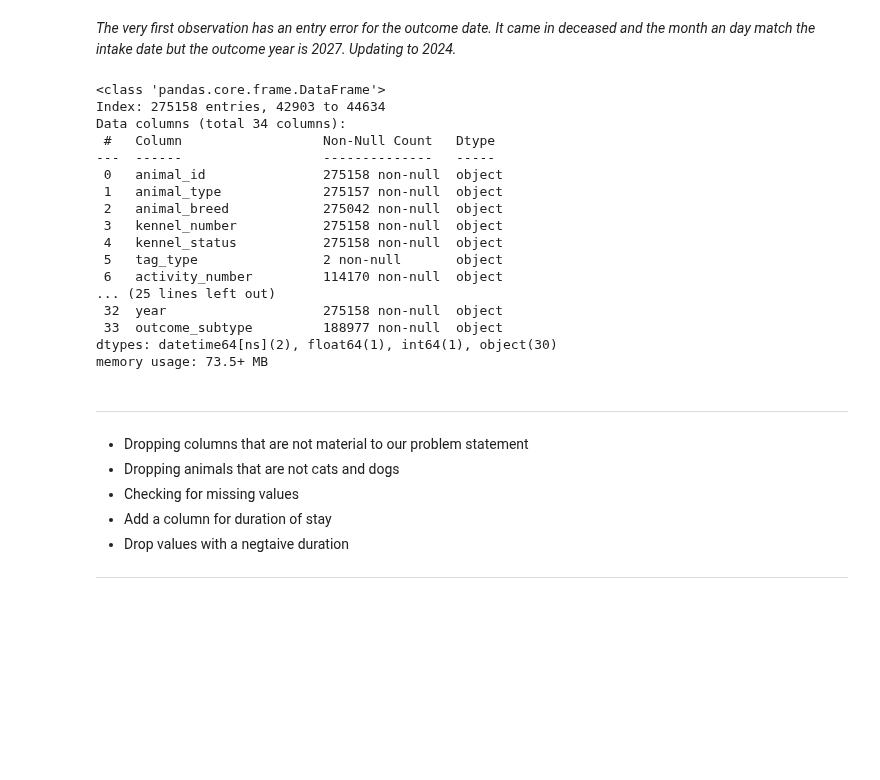
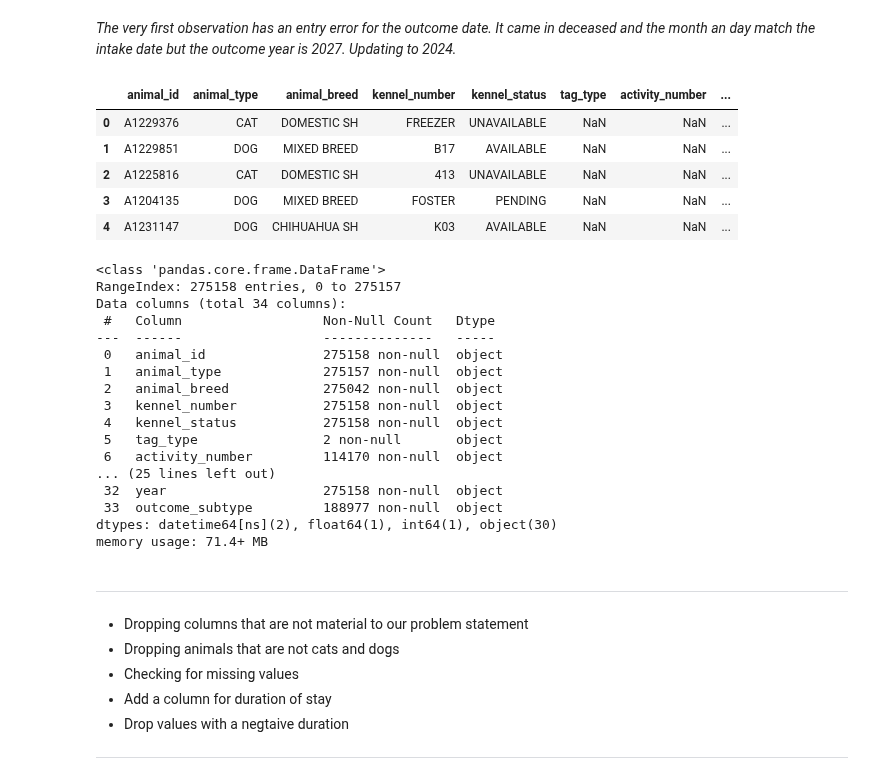
Before and after one commit to kncramer/animal-shelter-outcomes, a Jupyter notebook: code/01-data-cleaning.ipynb, the cells around one changed output. Drawn from its saved outputs; the diff is of its cells as text; code cells hidden in the pictures; blank space fills up the shorter version.

```diff
--- a/code/01-data-cleaning.ipynb
+++ b/code/01-data-cleaning.ipynb
@@ -724,12 +724,21 @@ dallas_combined.head()
 # %% [markdown]
 *The very first observation has an entry error for the outcome date. It came in deceased and the month an day match the intake date but the outcome year is 2027. Updating to 2024.*
 # %%
-dallas_combined.reset_index()['outcome_date'][0] = '2024-10-04 00:00:00'
+dallas_combined.reset_index(drop = True, inplace = True)
+dallas_combined.loc[0, 'outcome_date'] = '2024-10-04 00:00:00'
+dallas_combined.head()
+# %% [output]
+|  | animal_id | animal_type | animal_breed | kennel_number | kennel_status | tag_type | activity_number | ... |
+| 0 | A1229376 | CAT | DOMESTIC SH | FREEZER | UNAVAILABLE | NaN | NaN | ... |
+| 1 | A1229851 | DOG | MIXED BREED | B17 | AVAILABLE | NaN | NaN | ... |
+| 2 | A1225816 | CAT | DOMESTIC SH | 413 | UNAVAILABLE | NaN | NaN | ... |
+| 3 | A1204135 | DOG | MIXED BREED | FOSTER | PENDING | NaN | NaN | ... |
+| 4 | A1231147 | DOG | CHIHUAHUA SH | K03 | AVAILABLE | NaN | NaN | ... |
 # %%
 dallas_combined.info()
 # %% [output]
 <class 'pandas.core.frame.DataFrame'>
-Index: 275158 entries, 42903 to 44634
+RangeIndex: 275158 entries, 0 to 275157
 Data columns (total 34 columns):
  #   Column                  Non-Null Count   Dtype
 ---  ------                  --------------   -----
@@ -744,7 +753,7 @@ Data columns (total 34 columns):
  32  year                    275158 non-null  object
  33  outcome_subtype         188977 non-null  object
 dtypes: datetime64[ns](2), float64(1), int64(1), object(30)
-memory usage: 73.5+ MB
+memory usage: 71.4+ MB
 # %% [markdown]
 ___
 * Dropping columns that are not material to our problem statement
```
Also changed, not shown: parts of 2 cells of this notebook, 12 other files.
